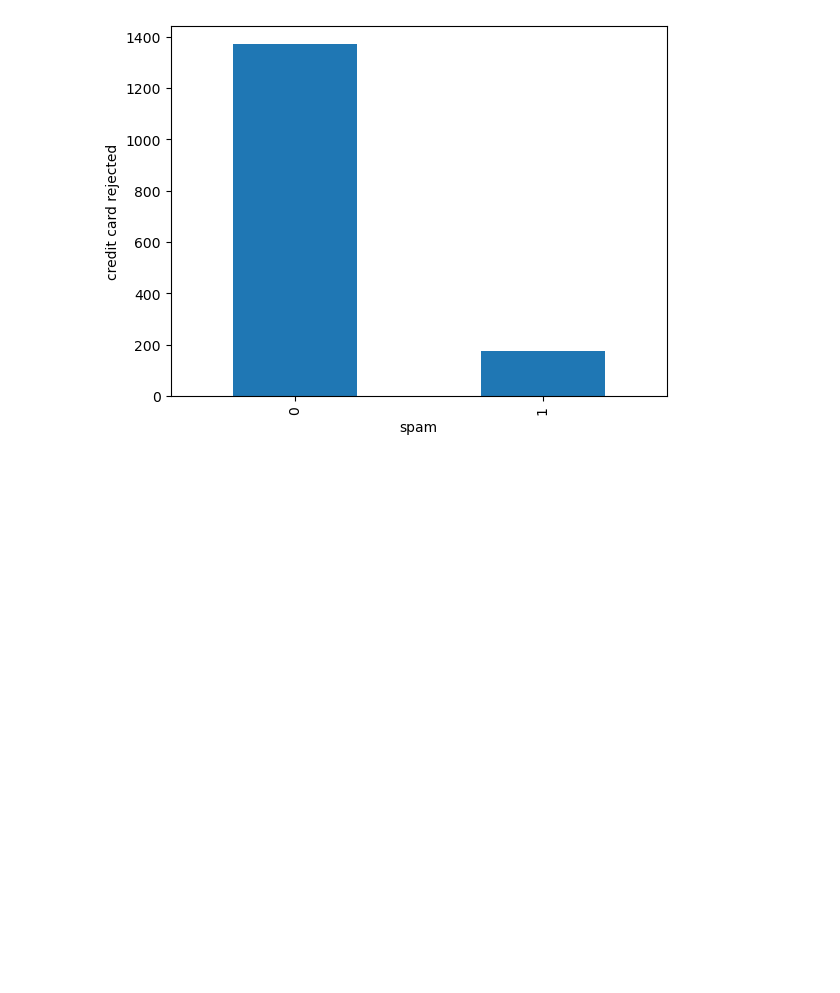
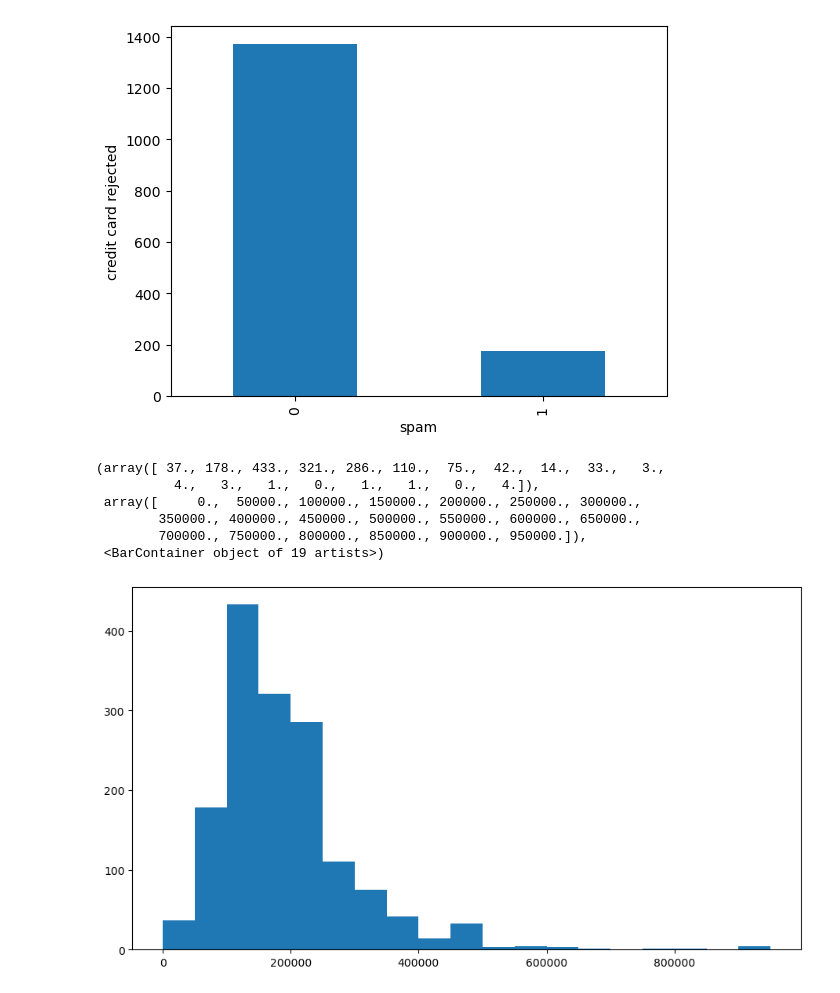
Before and after one commit to sdray5/projects, a Jupyter notebook: credit_card/Credit Card.ipynb, the cells around one changed output. Saved outputs shown, nothing was run; the diff lists cells and outputs as text; code cells hidden in the pictures; blank space fills up the shorter version.

Commit message:
Data Cleaning for credit card dataset

```diff
--- a/credit_card/Credit Card.ipynb
+++ b/credit_card/Credit Card.ipynb
@@ -42,3 +43,16 @@ credit_card_label['label'].value_counts().plot.bar(ylabel='credit card rejected'
 # %% [output]
 <Axes: xlabel='spam', ylabel='credit card rejected'>
 [figure]
+# %%
+plt.figure(figsize=(11, 6))
+plt.hist(credit_card['Annual_income'], bins=[i*50000 for i in range(20)])
+# doesn't include all the values, but there aren't many above $1 million
+# most of the values are between $50k and $250k
+# %% [output]
+(array([ 37., 178., 433., 321., 286., 110.,  75.,  42.,  14.,  33.,   3.,
+          4.,   3.,   1.,   0.,   1.,   1.,   0.,   4.]),
+ array([     0.,  50000., 100000., 150000., 200000., 250000., 300000.,
+        350000., 400000., 450000., 500000., 550000., 600000., 650000.,
+        700000., 750000., 800000., 850000., 900000., 950000.]),
+ <BarContainer object of 19 artists>)
+[figure, added]
```
Also changed, not shown: parts of 6 cells of this notebook.
